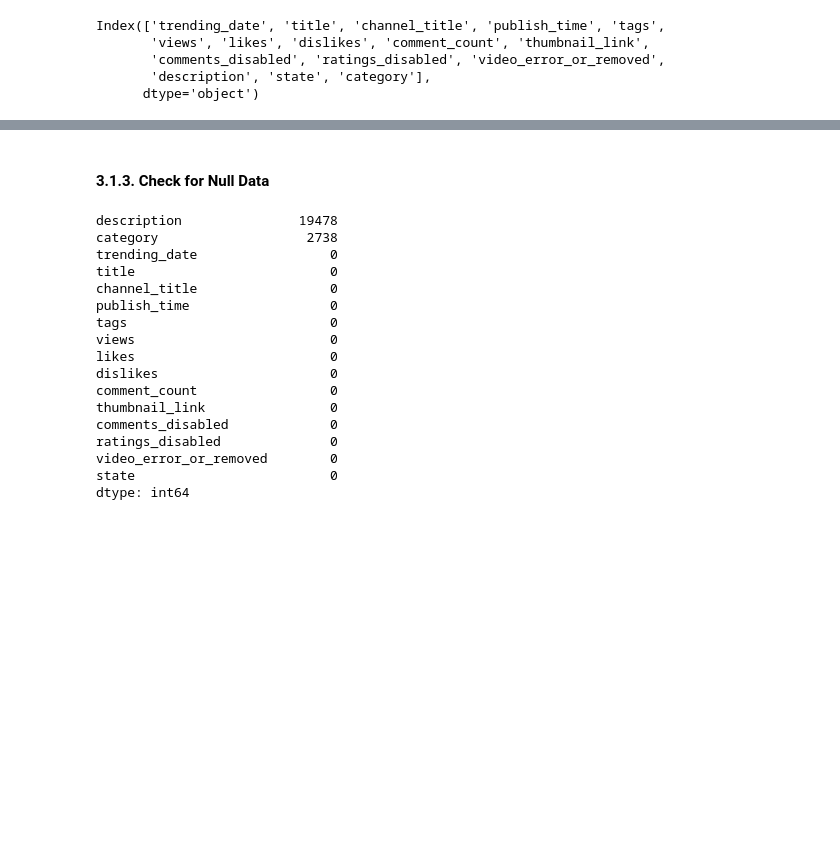
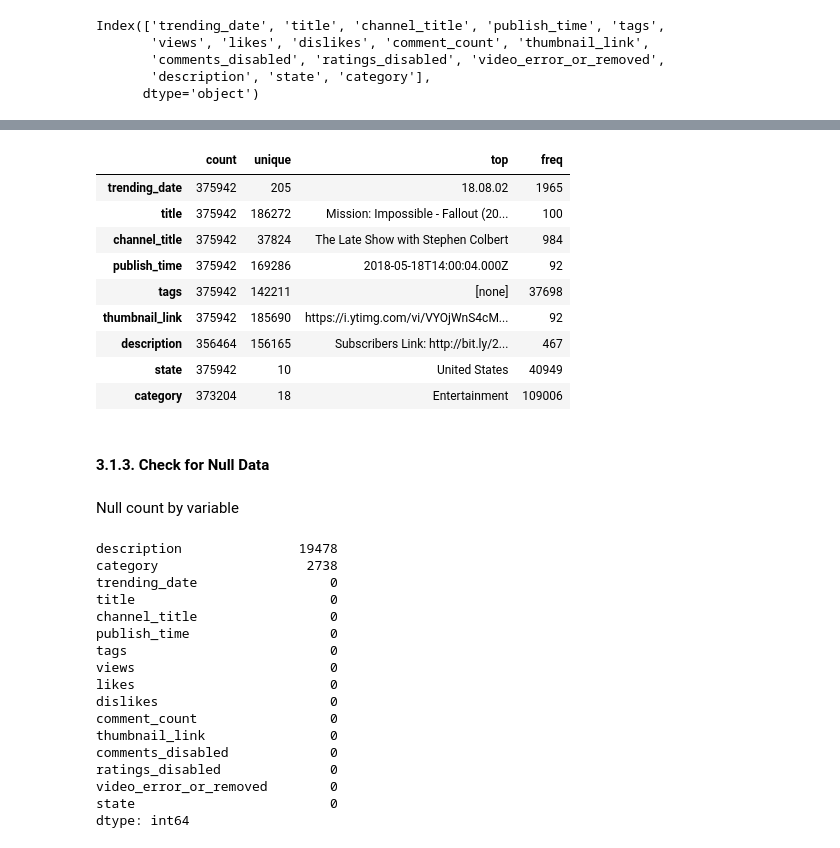
Before and after one commit to mstoychev/Data-Science-Projects, a Jupyter notebook: 7. Machine Learning Project/original data/exploratory_analysis.ipynb, the cells around one changed output, grey strips where cells are left out. Drawn from its saved outputs; the diff is of its cells as text; code cells hidden in the pictures; blank space fills up the shorter version.

```diff
--- a/7. Machine Learning Project/original data/exploratory_analysis.ipynb
+++ b/7. Machine Learning Project/original data/exploratory_analysis.ipynb
@@ -149,5 +184,20 @@ Index(['trending_date', 'title', 'channel_title', 'publish_time', 'tags',
+# %%
+data.describe(include="O").T
+# %% [output]
+|  | count | unique | top | freq |
+| trending_date | 375942 | 205 | 18.08.02 | 1965 |
+| title | 375942 | 186272 | Mission: Impossible - Fallout (20... | 100 |
+| channel_title | 375942 | 37824 | The Late Show with Stephen Colbert | 984 |
+| publish_time | 375942 | 169286 | 2018-05-18T14:00:04.000Z | 92 |
+| tags | 375942 | 142211 | [none] | 37698 |
+| thumbnail_link | 375942 | 185690 | https://i.ytimg.com/vi/VYOjWnS4cM... | 92 |
+| description | 356464 | 156165 | Subscribers Link: http://bit.ly/2... | 467 |
+| state | 375942 | 10 | United States | 40949 |
+| category | 373204 | 18 | Entertainment | 109006 |
 # %% [markdown]
 #### 3.1.3. Check for Null Data
+# %% [markdown]
+Null count by variable
 # %%
 data.isna().sum().sort_values(ascending=False)
 # %% [output]
```
Also changed, not shown: parts of 19 cells of this notebook.
